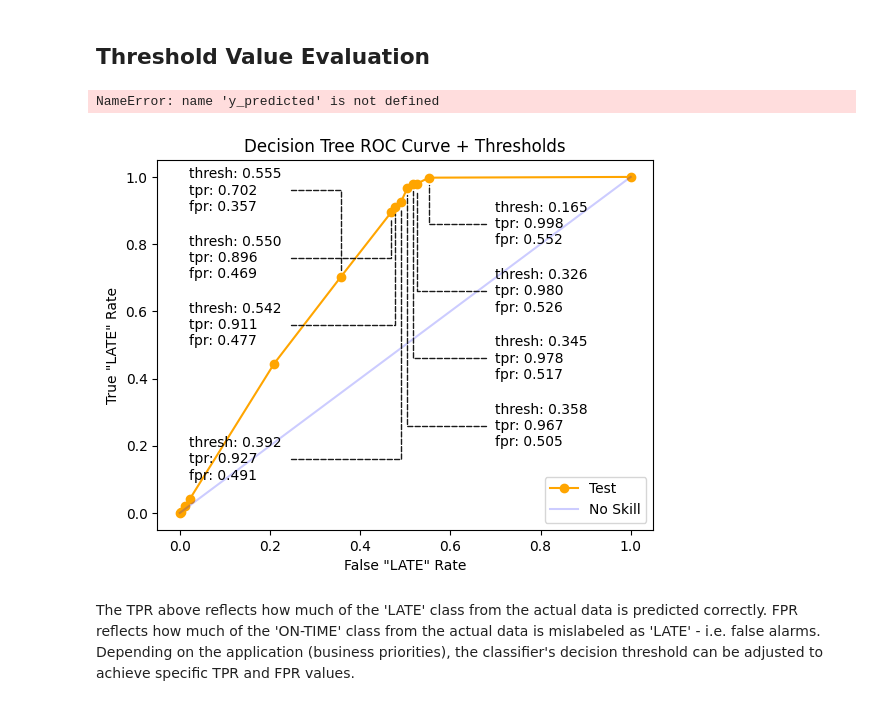
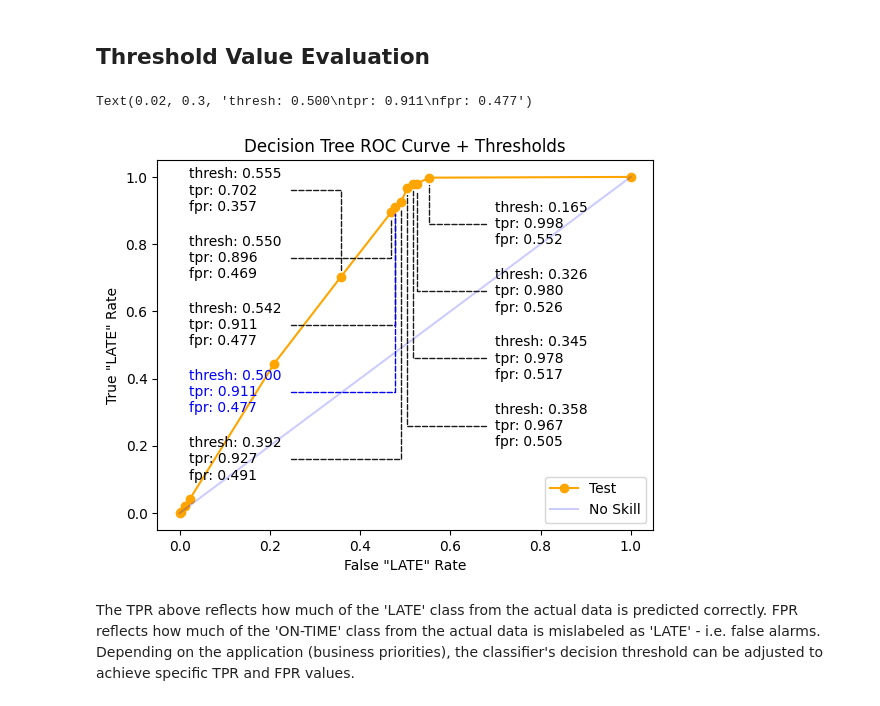
Before and after one commit to kdevoe/aai510-group7, a Jupyter notebook: aai510_group7_final.ipynb, the cells around one changed output. Cells and saved outputs as stored; diff of their text form; code cells hidden in the pictures.

```diff
--- a/aai510_group7_final.ipynb
+++ b/aai510_group7_final.ipynb
@@ -1679,39 +1679,39 @@ for idx in select_thresh_idx:
     i = select_thresh_idx.index(idx),
     plt.annotate('thresh: %0.3f\ntpr: %0.3f\nfpr: %0.3f' % (threshTEST[idx],tprTEST[idx],fprTEST[idx]),
             xy=(fprTEST[idx], tprTEST[idx]),
             xytext =(xpos[i], ypos[i]),
             textcoords = 'data',
             arrowprops=dict(color='0.1',
                             arrowstyle='-',
                             shrinkA = 5, shrinkB = 5,
                             linestyle = '--',
                             connectionstyle="angle,angleA=180,angleB=-90,rad=0"))
 
 # add ROC curve of selected Decision Tree Model (threshold = 0.5)
 # class '0' is the target class
 
-fp = np.sum((y_predicted == 0) & (y_test == 1))
-tp = np.sum((y_predicted == 0) & (y_test == 0))
+fp = np.sum((y_final_pred == 0) & (y_test == 1))
+tp = np.sum((y_final_pred == 0) & (y_test == 0))
 
-fn = np.sum((y_predicted == 1) & (y_test == 0))
-tn = np.sum((y_predicted == 1) & (y_test == 1))
+fn = np.sum((y_final_pred == 1) & (y_test == 0))
+tn = np.sum((y_final_pred == 1) & (y_test == 1))
 
 fpr = fp / (fp + tn)
 tpr = tp / (tp + fn)
 
 plt.annotate('thresh: %0.3f\ntpr: %0.3f\nfpr: %0.3f' % (0.5,tpr,fpr),
             xy=(fpr, tpr),
             xytext =(0.02, 0.3),
             textcoords = 'data',
             color = 'blue',
             arrowprops=dict(color='blue',
                             arrowstyle='-',
                             shrinkA = 5, shrinkB = 5,
                             linestyle = '--',
                             connectionstyle="angle,angleA=180,angleB=-90,rad=0"))
 # %% [output]
-NameError: name 'y_predicted' is not defined
+Text(0.02, 0.3, 'thresh: 0.500\ntpr: 0.911\nfpr: 0.477')
-[figure, old version]
+[figure, new version]
 # %% [markdown]
 The TPR above reflects how much of the 'LATE' class from the actual data is predicted correctly.
 FPR reflects how much of the 'ON-TIME' class from the actual data is mislabeled as 'LATE' - i.e. false alarms.
```
